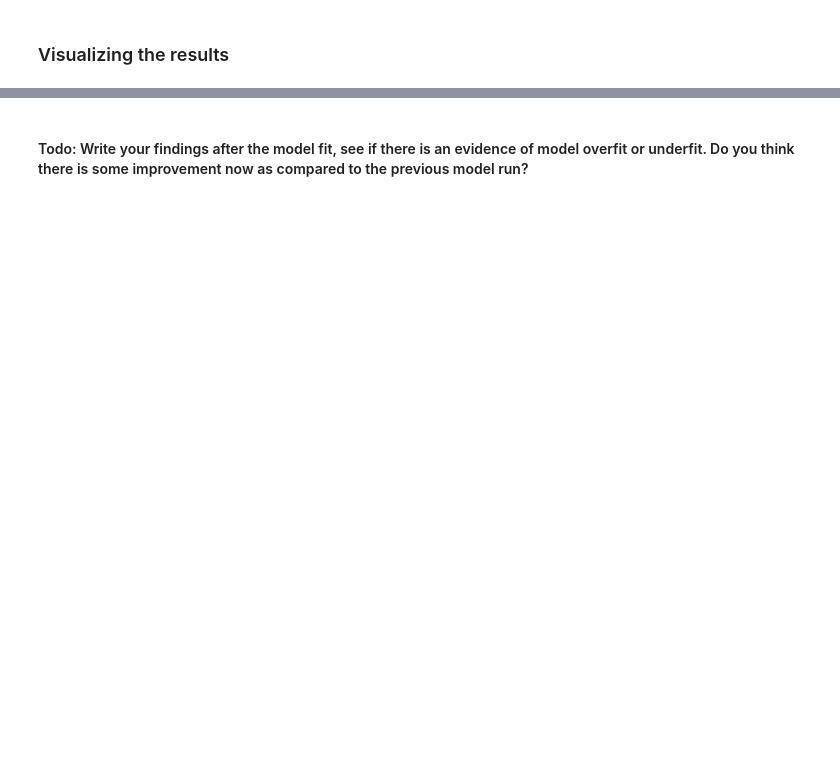
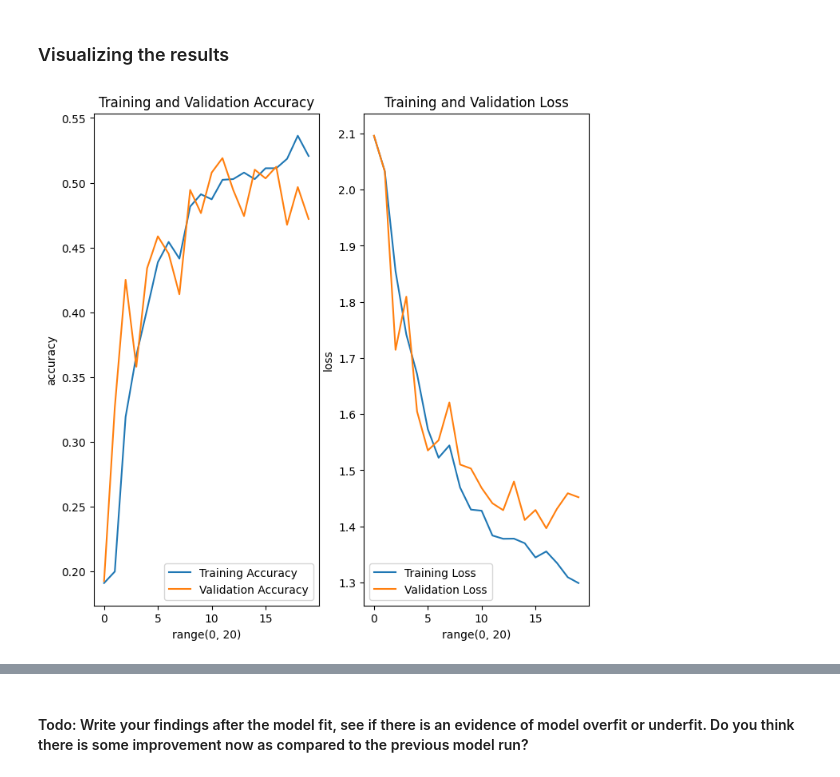
Before and after one commit to abhilash-radhakrishnaru/MelanomaDetection, a Jupyter notebook: CNN_Skin_Cancer Detection.ipynb, the cells around one changed output, grey strips where cells are left out. Cells and saved outputs as stored; diff of their text form; code cells hidden in the pictures; blank space fills up the shorter version.

```diff
--- a/CNN_Skin_Cancer Detection.ipynb
+++ b/CNN_Skin_Cancer Detection.ipynb
@@ -274,0 +358,6 @@ visualize_results(history)
+# %%
+model.compile(optimizer='adam',
+              loss=tf.keras.losses.SparseCategoricalCrossentropy(),
+              metrics=['accuracy'])
+# View the summary of all layers
+model.summary()
@@ -279,0 +384,8 @@ history = ## your training code
+# %%
+#train the model
+epochs = 20
+history = model.fit(
+  train_ds,
+  validation_data=val_ds,
+  epochs=epochs
+)
@@ -303,0 +412,4 @@ plt.show()
+# %%
+visualize_results(history)
+# %% [output]
+[figure, added]
```
Also changed, not shown: parts of 30 cells of this notebook.
